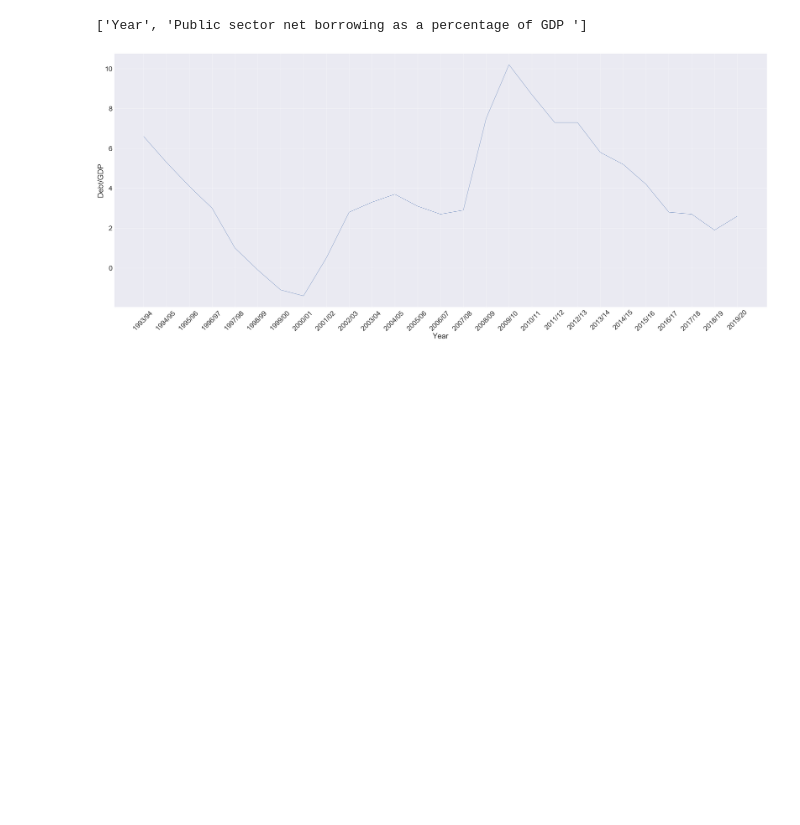
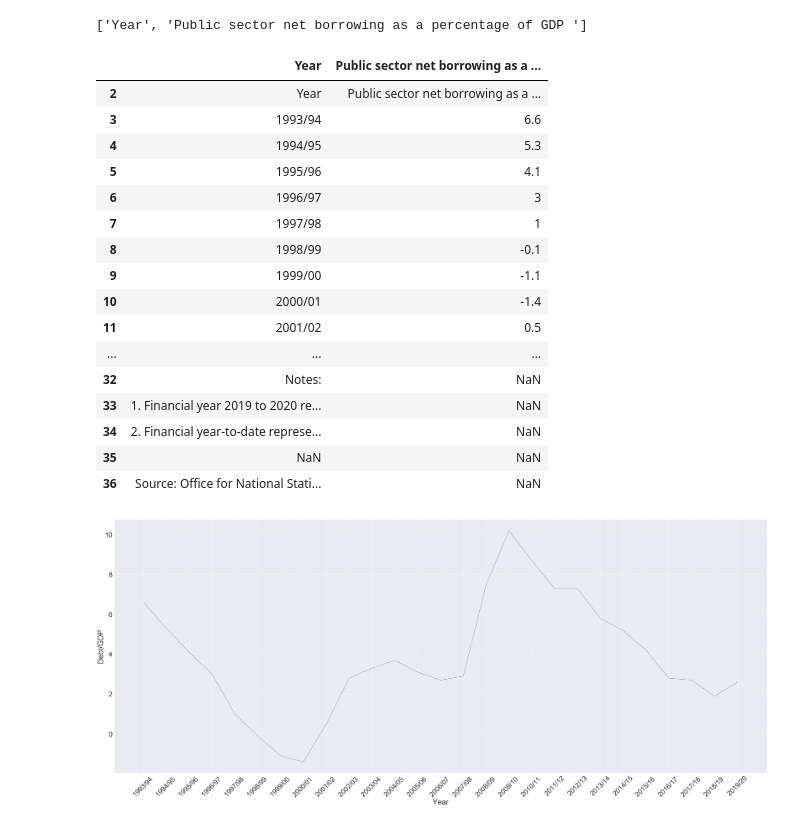
Before and after one commit to dodsy4/Economic-policy, a Jupyter notebook: Economics Analysis.ipynb, the cells around one changed output. Saved outputs shown, nothing was run; the diff lists cells and outputs as text; code cells hidden in the pictures; blank space fills up the shorter version.

```diff
--- a/Economics Analysis.ipynb
+++ b/Economics Analysis.ipynb
@@ -424,5 +424,25 @@ borrow.rename(columns={'Figure 8: Borrowing in the latest financial year was aro
 borrow.columns.tolist()
 # %% [output]
 ['Year', 'Public sector net borrowing as a percentage of GDP ']
+# %%
+borrow
+# %% [output]
+|  | Year | Public sector net borrowing as a ... |
+| 2 | Year | Public sector net borrowing as a ... |
+| 3 | 1993/94 | 6.6 |
+| 4 | 1994/95 | 5.3 |
+| 5 | 1995/96 | 4.1 |
+| 6 | 1996/97 | 3 |
+| 7 | 1997/98 | 1 |
+| 8 | 1998/99 | -0.1 |
+| 9 | 1999/00 | -1.1 |
+| 10 | 2000/01 | -1.4 |
+| 11 | 2001/02 | 0.5 |
+| ... | ... | ... |
+| 32 | Notes: | NaN |
+| 33 | 1. Financial year 2019 to 2020 re... | NaN |
+| 34 | 2. Financial year-to-date represe... | NaN |
+| 35 | NaN | NaN |
+| 36 | Source: Office for National Stati... | NaN |
 # %%
 borrow.rename(columns = {'Public sector net borrowing as a percentage of GDP ': 'Debt/GDP'}, inplace=True);
```
Also changed, not shown: parts of 5 cells of this notebook.
